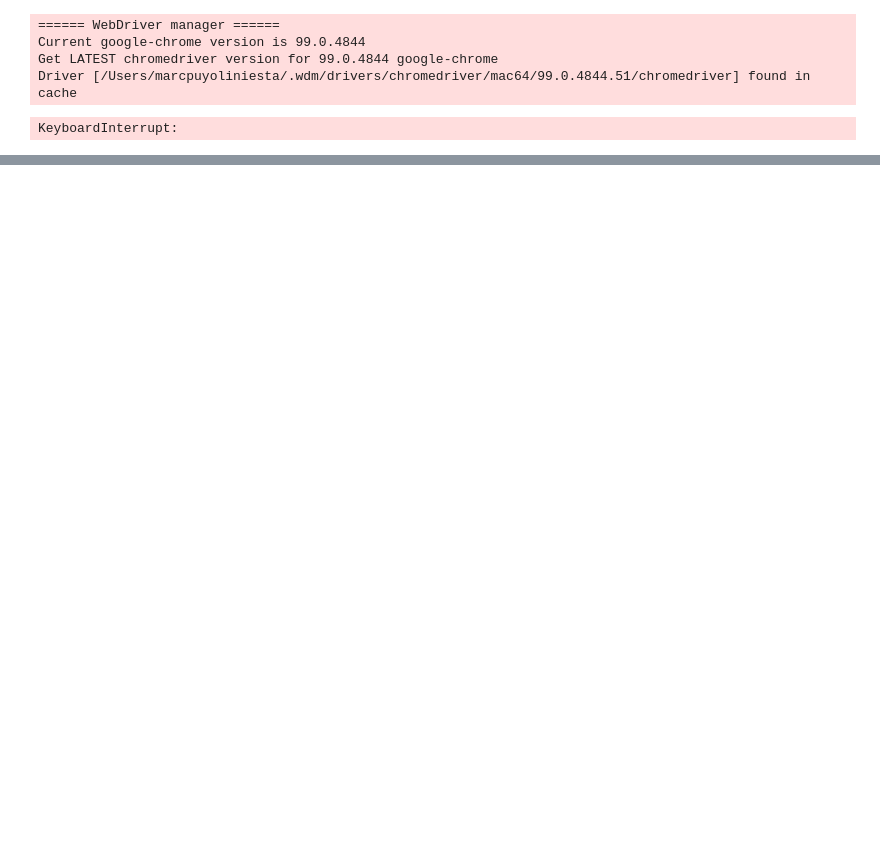
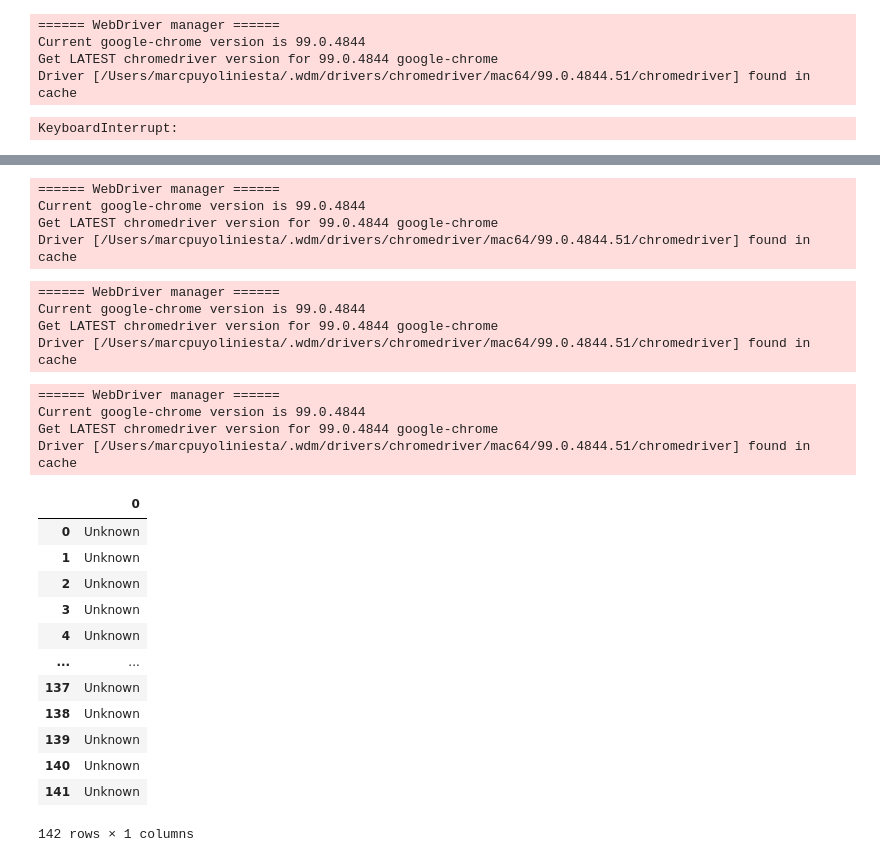
Before and after one commit to MpiPuin12/Marc-Puyol-Iniesta, a Jupyter notebook: Final Project2-3.ipynb, the cells around one changed output, grey strips where cells are left out. Cells and saved outputs as stored; diff of their text form; code cells hidden in the pictures; blank space fills up the shorter version.

```diff
--- a/Final Project2-3.ipynb
+++ b/Final Project2-3.ipynb
@@ -638,0 +635,2 @@ Marketing['%offemales']= females(Marketing['Account2'])
+# %%
+datam=ultimostags(Marketing['Account2'])
@@ -702,0 +760,2 @@ Artists['%offemales']= females(Artists['Account2'])
+# %%
+diezprimeros=pd.concat([Fashion,Sportswithball,Fitness,Beauty,Humor, Marketing, Kids, Coaches, Music, Artists],axis=0).reset_index()
@@ -1015,0 +1092,70 @@ aaaa
+# %%
+age(diezprimeros['Account2'])
+# %% [output]
+====== WebDriver manager ======
+Current google-chrome version is 99.0.4844
+Get LATEST chromedriver version for 99.0.4844 google-chrome
+Driver [/Users/marcpuyoliniesta/.wdm/drivers/chromedriver/mac64/99.0.4844.51/chromedriver] found in cache
+# %%
+def tiktok(x):
+    tiktok=[]
+    df2 = pd.DataFrame(columns = column_names)
+    s=Service(ChromeDriverManager().install())
+    driver = webdriver.Chrome(service=s)
+    time.sleep(5)
+    for i in tqdm(x):
+        driver.get("https://hypeauditor.com/es/preview/" + i)
+        time.sleep(10)
+        try:
+            content = driver.find_element_by_xpath('//*[@id="__layout"]/div/main/div[1]').text
+            tiktok.append(content)
+        except:
+            tiktok.append('Unknown')
+
+    tiktok=pd.DataFrame(tiktok)
+    return tiktok
+# %%
+aaaa=tiktok(Fashion['Account2'][0:2])
+# %% [output]
+====== WebDriver manager ======
+Current google-chrome version is 99.0.4844
+Get LATEST chromedriver version for 99.0.4844 google-chrome
+Driver [/Users/marcpuyoliniesta/.wdm/drivers/chromedriver/mac64/99.0.4844.51/chromedriver] found in cache
+# %%
+def tiktok(x):
+    tiktok=[]
+    df2 = pd.DataFrame(columns = column_names)
+    s=Service(ChromeDriverManager().install())
+    driver = webdriver.Chrome(service=s)
+    time.sleep(5)
+    for i in tqdm(x):
+        driver.get("https://socialblade.com/search/search?query=" + i)
+        time.sleep(8)
+        try:
+            content = driver.find_element_by_xpath('//*[@id="__layout"]/div/main/div[1]').text
+            tiktok.append(content)
+        except:
+            tiktok.append('Unknown')
+
+    tiktok=pd.DataFrame(tiktok)
+    return tiktok
+# %%
+tiktok(diezprimeros['Account2'][158:300])
+# %% [output]
+====== WebDriver manager ======
+Current google-chrome version is 99.0.4844
+Get LATEST chromedriver version for 99.0.4844 google-chrome
+Driver [/Users/marcpuyoliniesta/.wdm/drivers/chromedriver/mac64/99.0.4844.51/chromedriver] found in cache
+|  | 0 |
+| 0 | Unknown |
+| 1 | Unknown |
+| 2 | Unknown |
+| 3 | Unknown |
+| 4 | Unknown |
+| ... | ... |
+| 137 | Unknown |
+| 138 | Unknown |
+| 139 | Unknown |
+| 140 | Unknown |
+| 141 | Unknown |
+142 rows × 1 columns
```
Also changed, not shown: parts of 98 cells of this notebook, 4 other files.
